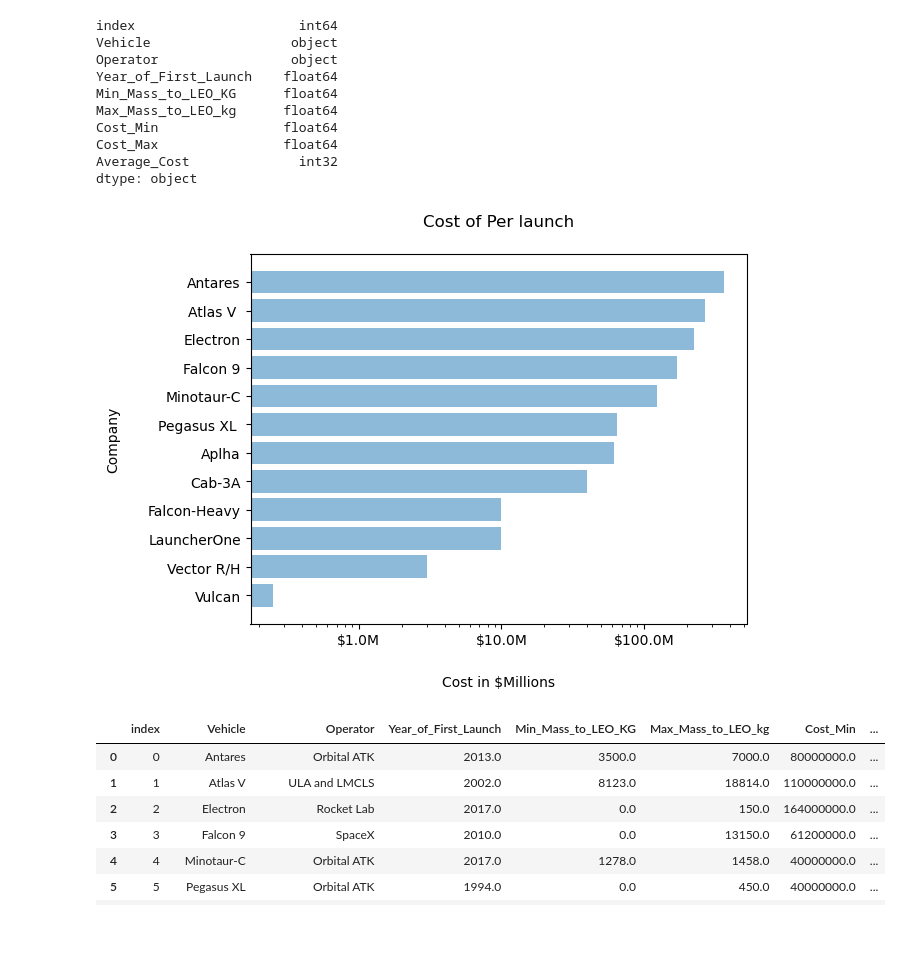
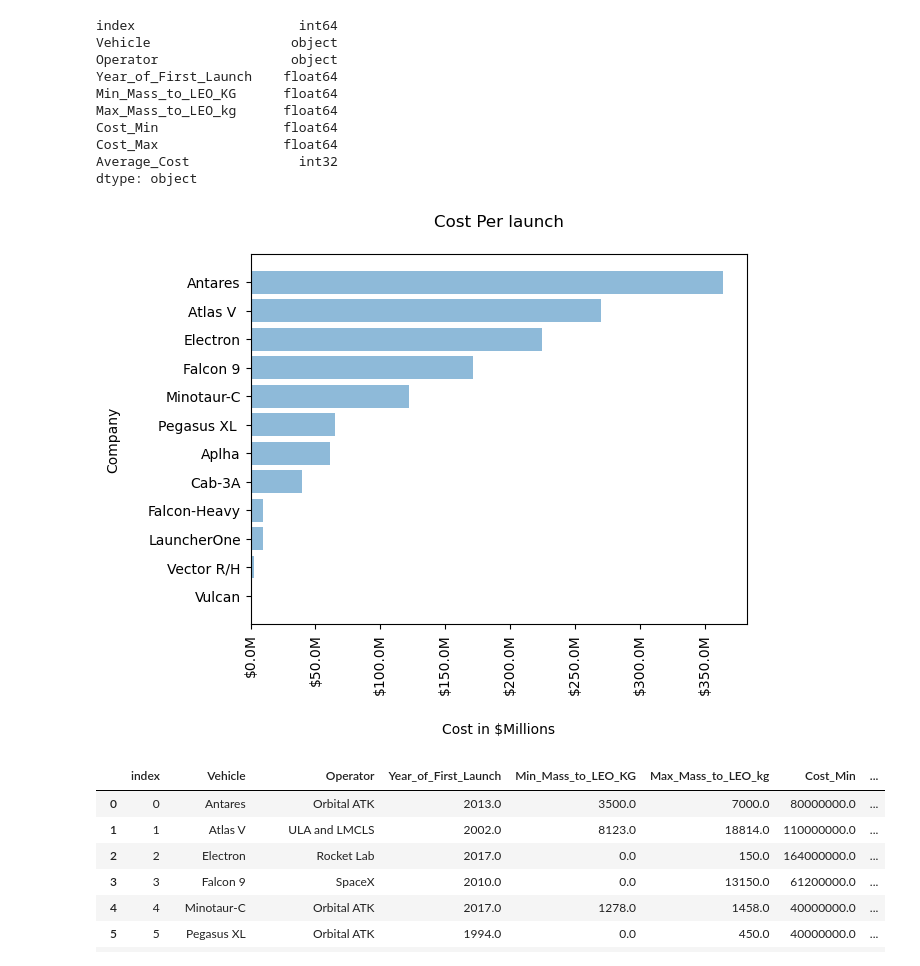
Before and after one commit to alejandrowaring/space-cadets-data-analysis, a Jupyter notebook: Cost_base_AN.ipynb, the cells around one changed output. Saved outputs shown, nothing was run; the diff lists cells and outputs as text; code cells hidden in the pictures; blank space fills up the shorter version.

```diff
--- a/Cost_base_AN.ipynb
+++ b/Cost_base_AN.ipynb
@@ -214,27 +214,27 @@ dtype: object
 # %%
 from matplotlib.ticker import FuncFormatter
 plt.rcdefaults()
 fig, ax = plt.subplots()
 def millions(x, pos):
     'The two args are the value and tick position'
     #return '$%1.1fM' % (x * 1e-6)
     return f'${x * 1e-6:1.1f}M'
 formatter = FuncFormatter(millions)
 ax.barh(clean_set_one['Vehicle'],clean_set_one['Average_Cost'].sort_values(ascending=False), alpha= 0.5)
 ax=plt.gca()
-ax.set_xscale('log')
+#ax.set_xscale('log')
 ax.invert_yaxis()
 ax.xaxis.set_major_formatter(mticker.ScalarFormatter())
 ax.xaxis.get_major_formatter().set_scientific(False)
 ax.xaxis.get_major_formatter().set_useOffset(False)
 ax.xaxis.set_major_formatter(formatter)
-ax.tick_params(axis='y')
-plt.title("Cost of Per launch", pad=20)
+ax.tick_params(axis='x',rotation=90)
+plt.title("Cost Per launch", pad=20)
 plt.ylabel("Company", labelpad=20)
 plt.xlabel("Cost in $Millions", labelpad=20)
 plt.show()
 # %% [output]
-[figure, old version]
+[figure, new version]
 # %%
 clean_set_one['Average_Capacity'] = clean_set_one['Min_Mass_to_LEO_KG'] + clean_set_one['Max_Mass_to_LEO_kg']/2
 clean_set_one
```
Also changed, not shown: parts of 8 cells of this notebook, 8 other files.
